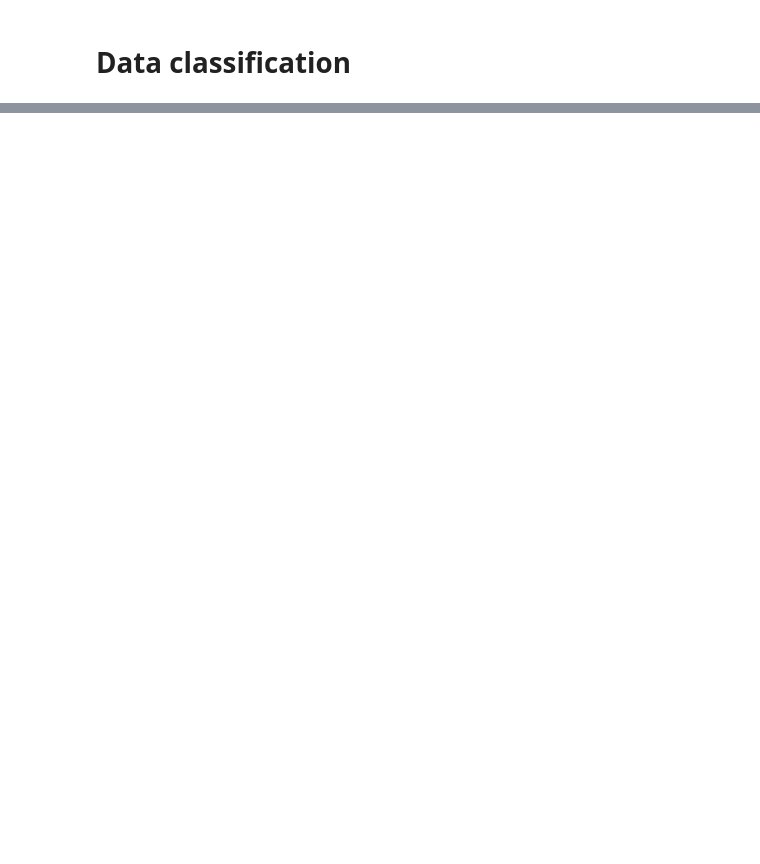
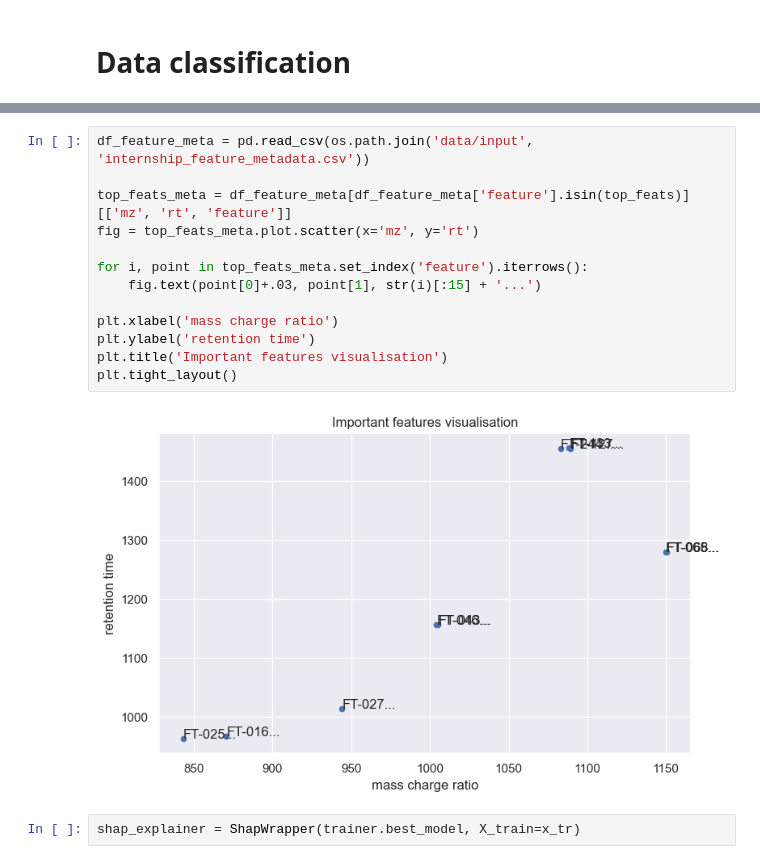
Before and after one commit to PhiCtl/glycan-biomarkers, a Jupyter notebook: processing_example.ipynb, the cells around one changed output, grey strips where cells are left out. Cells and saved outputs as stored; diff of their text form; blank space fills up the shorter version.

```diff
--- a/processing_example.ipynb
+++ b/processing_example.ipynb
@@ -71,0 +85,17 @@ Successfully splitted train / test set.
+# %%
+df_feature_meta = pd.read_csv(os.path.join('data/input', 'internship_feature_metadata.csv'))
+
+top_feats_meta = df_feature_meta[df_feature_meta['feature'].isin(top_feats)][['mz', 'rt', 'feature']]
+fig = top_feats_meta.plot.scatter(x='mz', y='rt')
+
+for i, point in top_feats_meta.set_index('feature').iterrows():
+    fig.text(point[0]+.03, point[1], str(i)[:15] + '...')
+
+plt.xlabel('mass charge ratio')
+plt.ylabel('retention time')
+plt.title('Important features visualisation')
+plt.tight_layout()
+# %% [output]
+[figure, added]
+# %%
+shap_explainer = ShapWrapper(trainer.best_model, X_train=x_tr)
```
Also changed, not shown: parts of 5 cells of this notebook, 15 other files.
